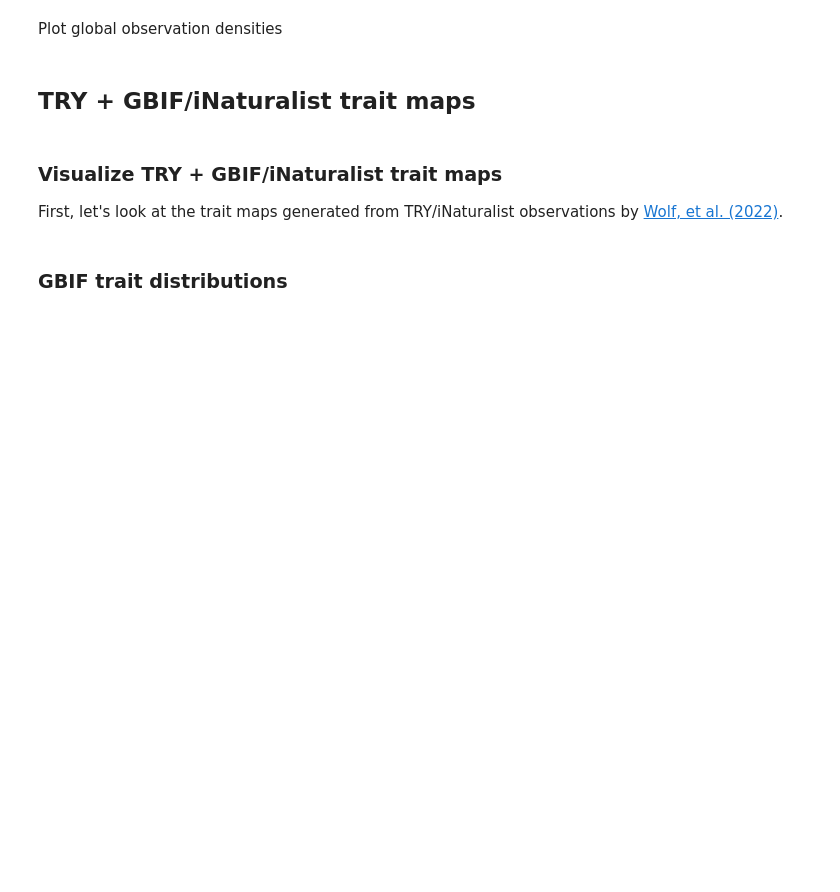
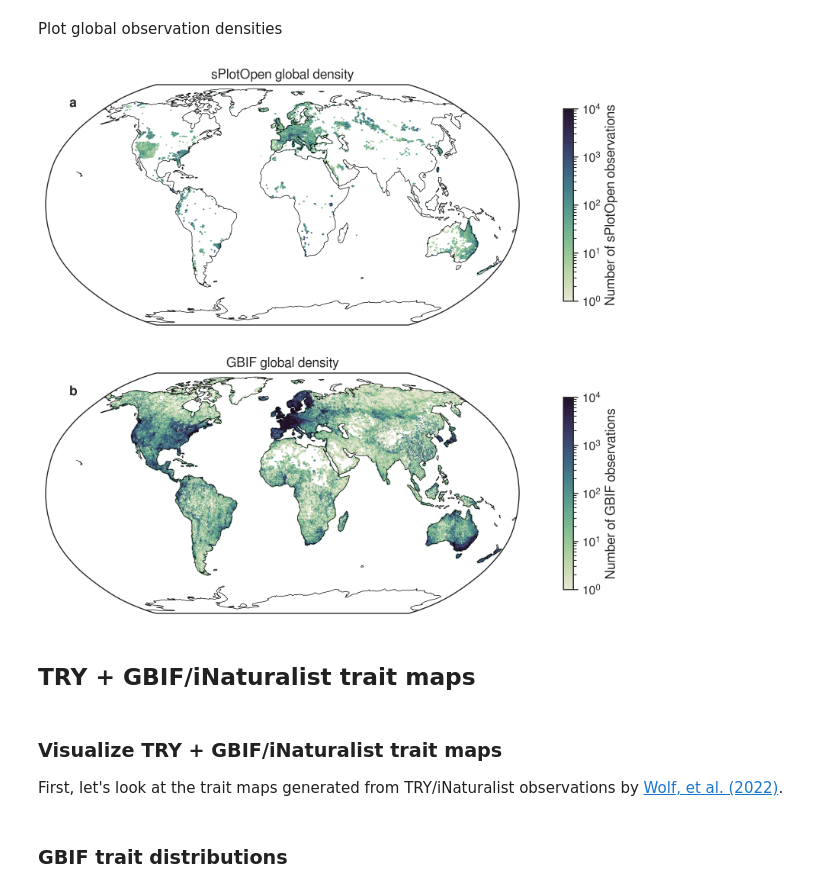
Before and after one commit to dluks/clim2traits, a Jupyter notebook: 2-DataExploration.ipynb, the cells around one changed output. Saved outputs shown, nothing was run; the diff lists cells and outputs as text; code cells hidden in the pictures; blank space fills up the shorter version.

```diff
--- a/2-DataExploration.ipynb
+++ b/2-DataExploration.ipynb
@@ -5,8 +5,10 @@ Author: Daniel Lusk
 import os
 os.environ['USE_PYGEOS'] = '0'
 import json
+from pathlib import Path
 
 import pandas as pd
+import seaborn as sns
 from utils.datasets import CollectionName, DataCollection, Dataset, GBIFBand
 from utils.visualize import plot_distributions
 
@@ -14,3 +16,17 @@ from utils.visualize import plot_distributions
 %autoreload 2
 
 RES = 0.5
+
+### Plotting configuration
+sns.set_theme(
+    context="paper",
+    style="ticks",
+    palette="deep",
+    font="FreeSans",
+    font_scale=1,
+    color_codes=True,
+    rc=None,
+)
+
+# Figure directory
+fig_dir = Path("reports/figures")
@@ -30,8 +60,19 @@ Plot global observation densities
 # %%
 from utils.visualize import plot_hex_density
 
 
-plot_hex_density([splot, gbif], ncols=1, log=True, names=["sPlotOpen", "GBIF"], label_subplots=True);
+plot_hex_density(
+    [splot, gbif],
+    ncols=1,
+    log=True,
+    names=["sPlotOpen", "GBIF"],
+    label_subplots=True,
+    context="paper",
+    font_scale=1.3,
+    out_fn="reports/figures/gbif-splot-densities.pdf",
+);
+# %% [output]
+[figure, added]
 # %% [markdown]
 ## TRY + GBIF/iNaturalist trait maps
 # %% [markdown]
```
Also changed, not shown: parts of 2 cells of this notebook, 16 other files.
